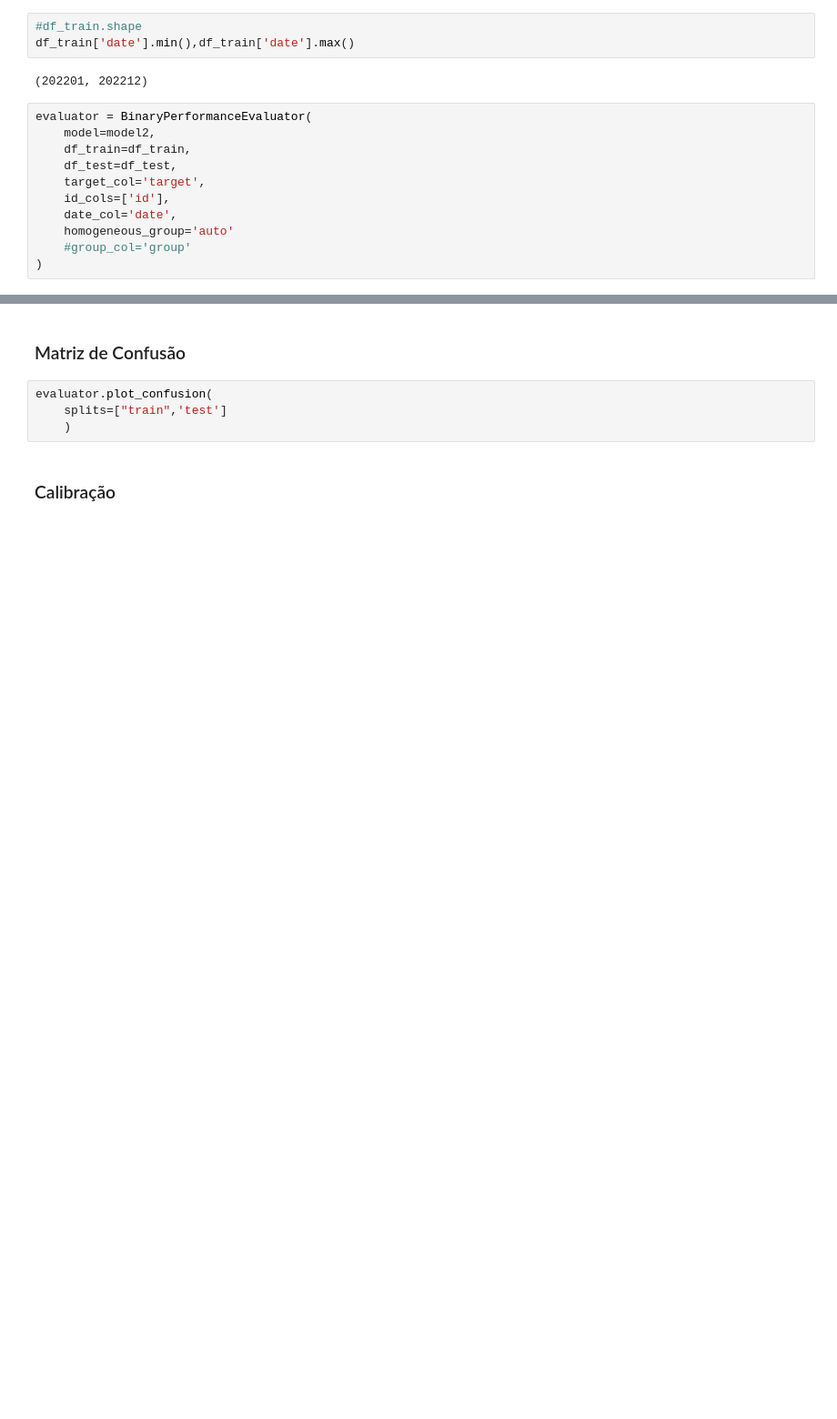
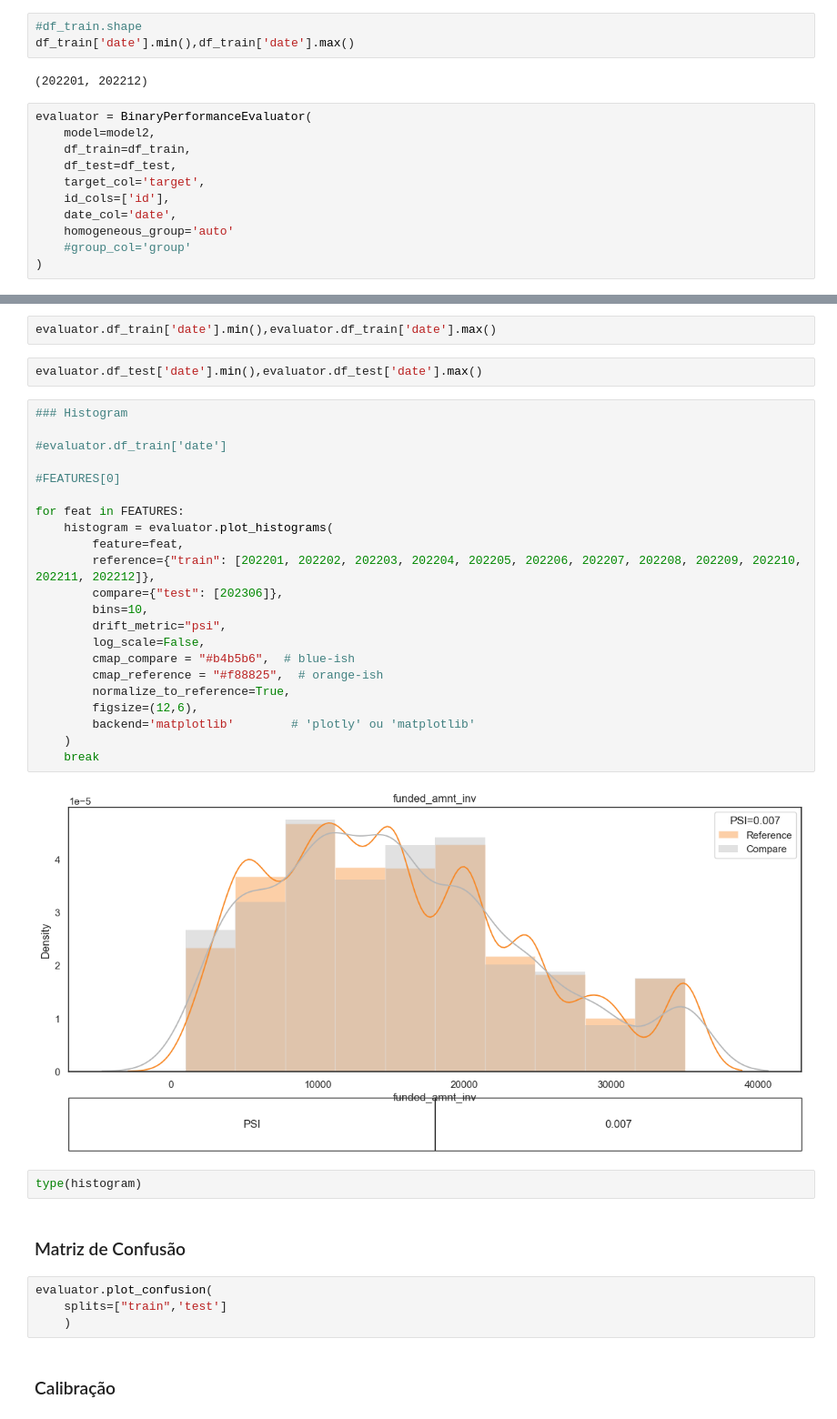
Before and after one commit to joaaomaia/RiskPilot, a Jupyter notebook: examples/binary_performance_full_demo.ipynb, the cells around one changed output, grey strips where cells are left out. Shown at 91% size. Drawn from its saved outputs; the diff is of its cells as text; blank space fills up the shorter version.

Commit message:
plot histogram corrigido e melhorando

```diff
--- a/examples/binary_performance_full_demo.ipynb
+++ b/examples/binary_performance_full_demo.ipynb
@@ -669,3 +647,33 @@ display(metrics_by_vintage.head(12))
+# %%
+evaluator.df_train['date'].min(),evaluator.df_train['date'].max()
+# %%
+evaluator.df_test['date'].min(),evaluator.df_test['date'].max()
+# %%
+### Histogram
+
+#evaluator.df_train['date']
+
+#FEATURES[0]
+
+for feat in FEATURES:
+    histogram = evaluator.plot_histograms(
+        feature=feat,
+        reference={"train": [202201, 202202, 202203, 202204, 202205, 202206, 202207, 202208, 202209, 202210, 202211, 202212]},
+        compare={"test": [202306]},
+        bins=10,
+        drift_metric="psi",
+        log_scale=False,
+        cmap_compare = "#b4b5b6",  # blue-ish
+        cmap_reference = "#f88825",  # orange-ish
+        normalize_to_reference=True,
+        figsize=(12,6),
+        backend='matplotlib'        # 'plotly' ou 'matplotlib'
+    )
+    break
+# %% [output]
+[figure, added]
+# %%
+type(histogram)
 # %% [markdown]
 ### Matriz de Confusão
 # %%
```
Also changed, not shown: parts of 15 cells of this notebook, 1 other file.
